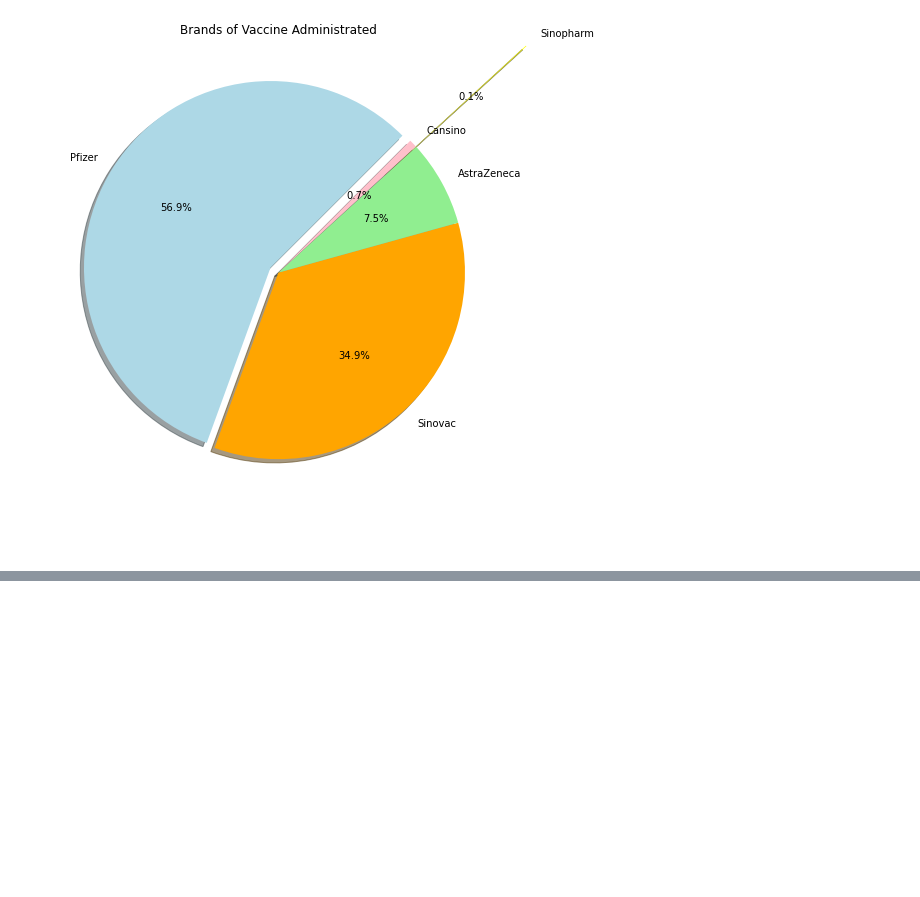
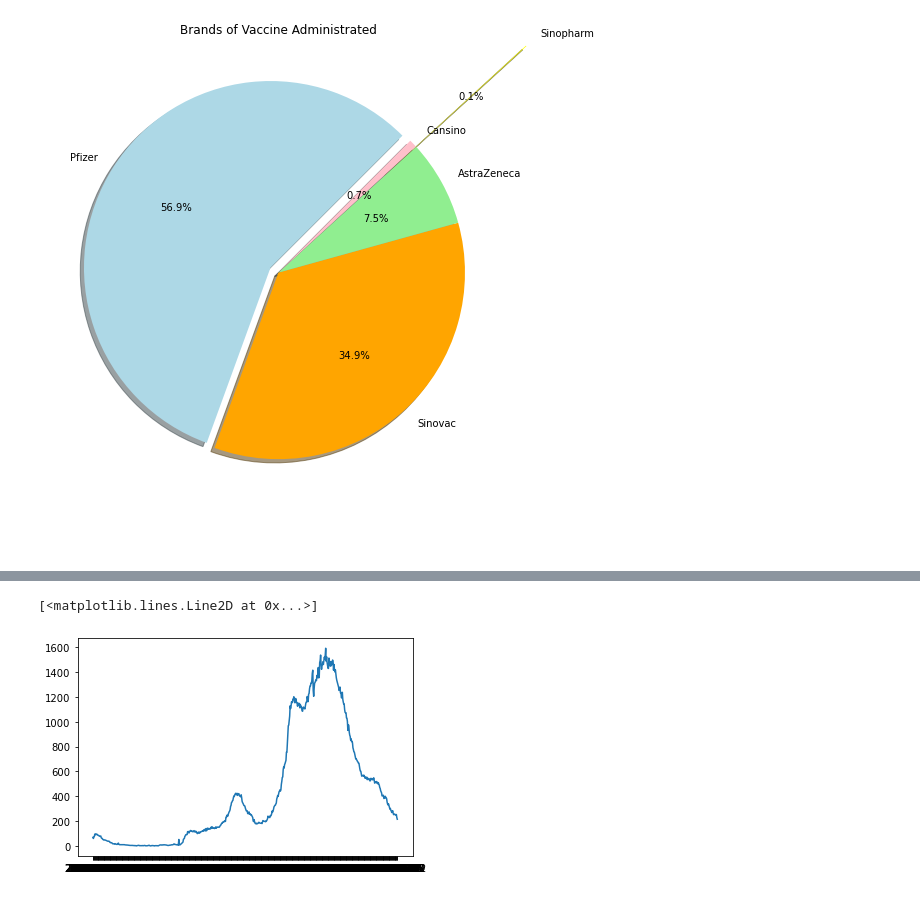
Before and after one commit to Karmen-Tee/covid19-public, a Jupyter notebook: Descriptive Analysis.ipynb, the cells around one changed output, grey strips where cells are left out. Cells and saved outputs as stored; diff of their text form; code cells hidden in the pictures; blank space fills up the shorter version.

```diff
--- a/Descriptive Analysis.ipynb
+++ b/Descriptive Analysis.ipynb
@@ -569,0 +562,4 @@ plt.show()
+# %%
+# Load icu dataset
+icu = pd.read_csv(folder + 'epidemic/icu.csv')
+icu
@@ -569,0 +599,4 @@ plt.show()
+# %%
+daily_icu = icu.groupby('date')['icu_covid'].sum()
+daily_icu = pd.DataFrame(daily_icu)
+daily_icu
@@ -569,0 +618,5 @@ plt.show()
+# %%
+plt.plot(daily_icu)
+# %% [output]
+[<matplotlib.lines.Line2D at 0x...>]
+[figure, added]
```
Also changed, not shown: parts of 17 cells of this notebook.
